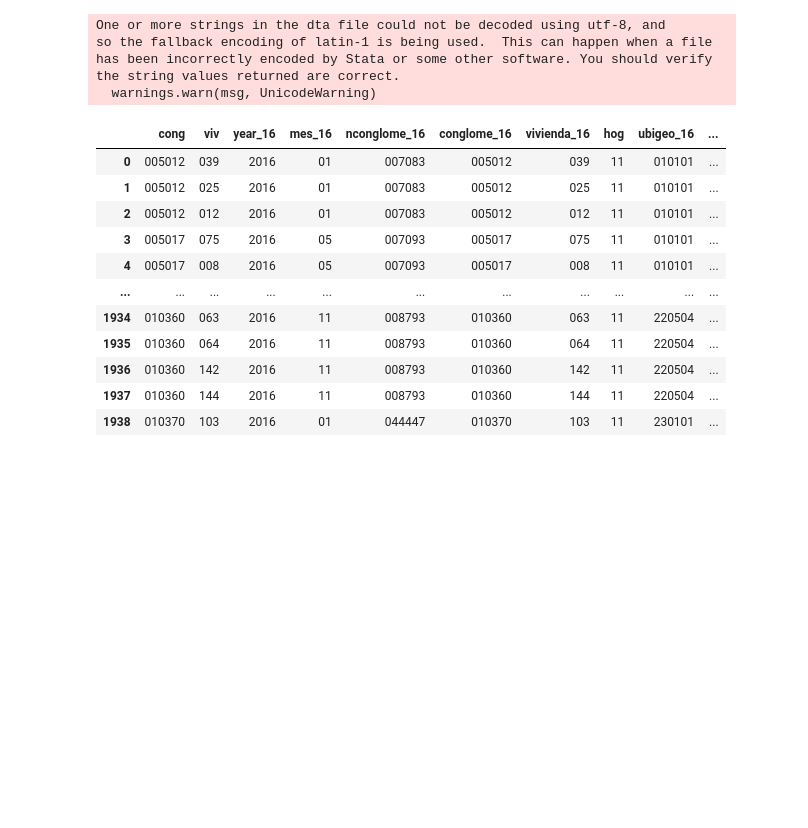
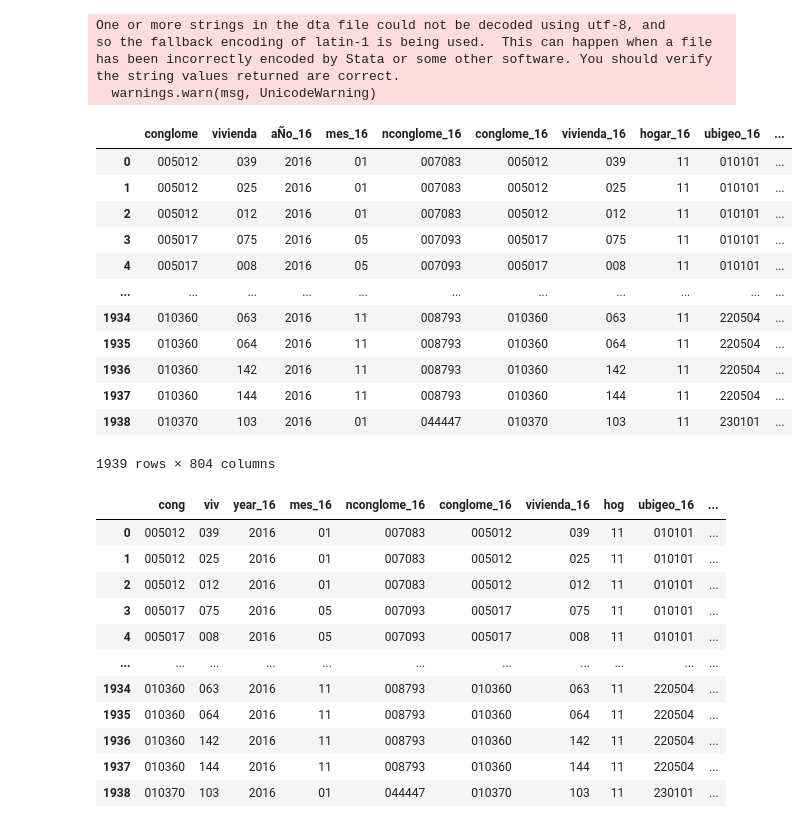
Before and after one commit to Robertopucp/1ECO35_R_PYTHON, a Jupyter notebook: Laboratorios/Lab6/Lab3_Python.ipynb, the cells around one changed output. Cells and saved outputs as stored; diff of their text form; code cells hidden in the pictures; blank space fills up the shorter version.

```diff
--- a/Laboratorios/Lab6/Lab3_Python.ipynb
+++ b/Laboratorios/Lab6/Lab3_Python.ipynb
@@ -13,6 +13,22 @@ so the fallback encoding of latin-1 is being used.  This can happen when a file
 has been incorrectly encoded by Stata or some other software. You should verify
 the string values returned are correct.
   warnings.warn(msg, UnicodeWarning)
+# %%
+panel
+# %% [output]
+|  | conglome | vivienda | aÑo_16 | mes_16 | nconglome_16 | conglome_16 | vivienda_16 | hogar_16 | ubigeo_16 | ... |
+| 0 | 005012 | 039 | 2016 | 01 | 007083 | 005012 | 039 | 11 | 010101 | ... |
+| 1 | 005012 | 025 | 2016 | 01 | 007083 | 005012 | 025 | 11 | 010101 | ... |
+| 2 | 005012 | 012 | 2016 | 01 | 007083 | 005012 | 012 | 11 | 010101 | ... |
+| 3 | 005017 | 075 | 2016 | 05 | 007093 | 005017 | 075 | 11 | 010101 | ... |
+| 4 | 005017 | 008 | 2016 | 05 | 007093 | 005017 | 008 | 11 | 010101 | ... |
+| ... | ... | ... | ... | ... | ... | ... | ... | ... | ... | ... |
+| 1934 | 010360 | 063 | 2016 | 11 | 008793 | 010360 | 063 | 11 | 220504 | ... |
+| 1935 | 010360 | 064 | 2016 | 11 | 008793 | 010360 | 064 | 11 | 220504 | ... |
+| 1936 | 010360 | 142 | 2016 | 11 | 008793 | 010360 | 142 | 11 | 220504 | ... |
+| 1937 | 010360 | 144 | 2016 | 11 | 008793 | 010360 | 144 | 11 | 220504 | ... |
+| 1938 | 010370 | 103 | 2016 | 01 | 044447 | 010370 | 103 | 11 | 230101 | ... |
+1939 rows × 804 columns
 # %%
 panel.columns = map(str.lower, panel.columns)  # any capittal letter to lower
 # %%
```
Also changed, not shown: 3 other files.
